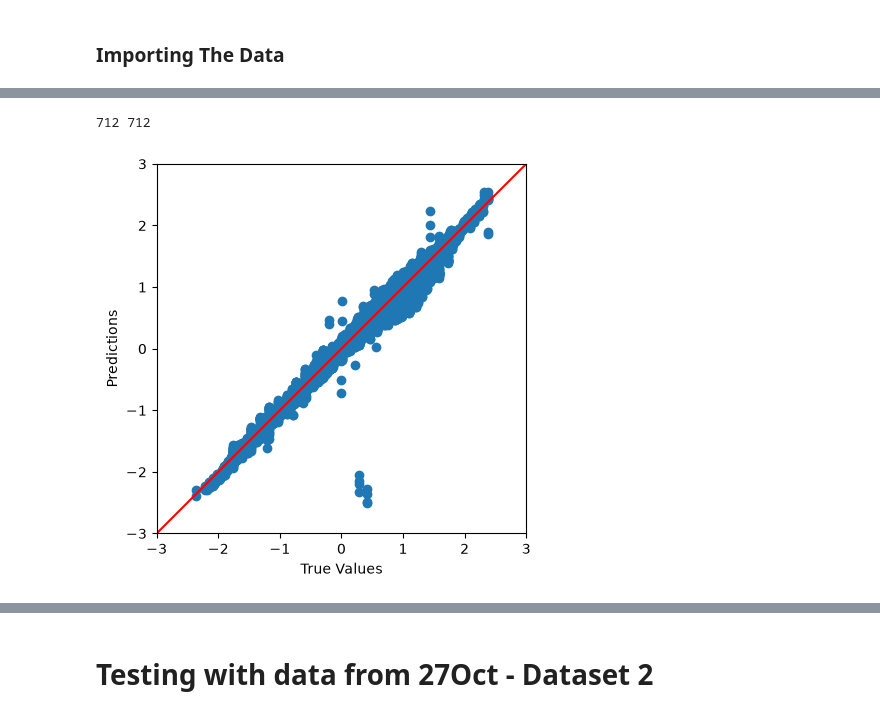
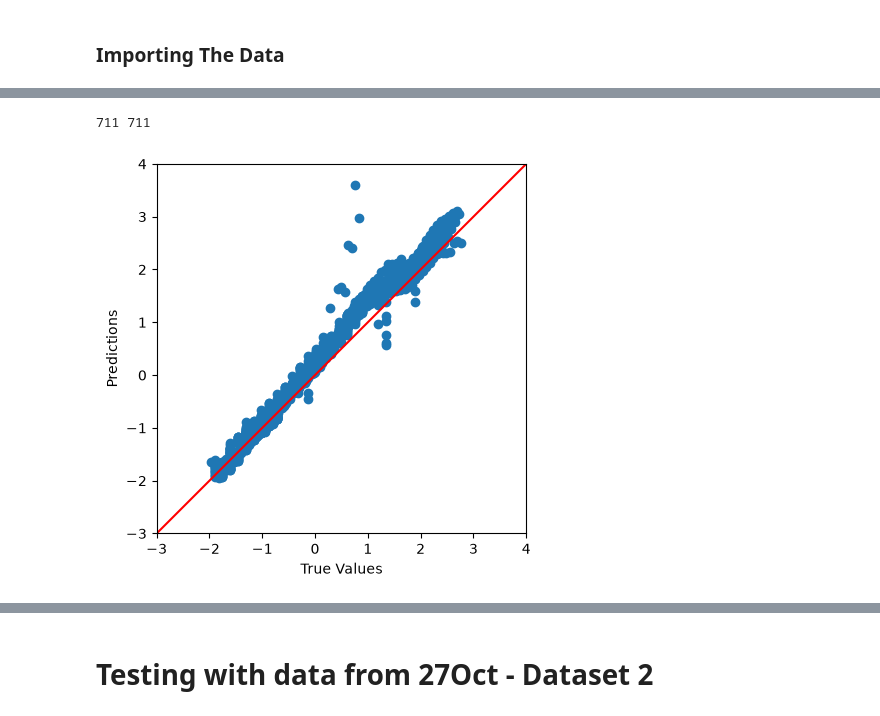
Before and after one commit to Abigail-Yates/DeltabotProject, a Jupyter notebook: TensorFlow/Trials/16Oct_MLP_Window.ipynb, the cells around one changed output, grey strips where cells are left out. Saved outputs shown, nothing was run; the diff lists cells and outputs as text; code cells hidden in the pictures.

```diff
--- a/TensorFlow/Trials/16Oct_MLP_Window.ipynb
+++ b/TensorFlow/Trials/16Oct_MLP_Window.ipynb
@@ -45,2 +34,3 @@ dtype: int64
 # %%
-data_concat.dtypes
+data_concat = data_concat.astype("float32")
+data_concat = data_concat.dropna()
@@ -173,13 +110,39 @@ def evaluate_model(model_name, y_test, y_pred, is_scaled=False):
+# %%
+def build_nn_model(input_dim, output_dim, architecture='standard'):
+    """Build a neural network model with specified architecture"""
+
+    if architecture == 'standard':
+        model = tf.keras.Sequential([
+            tf.keras.layers.Input(shape=(input_dim,)),
+            tf.keras.layers.Dense(128, activation='relu'),
+            tf.keras.layers.Dense(128, activation='relu'),
+            tf.keras.layers.Dense(64, activation='relu'),
+            tf.keras.layers.Dense(output_dim)
+        ])
+
+    model.compile(
+    optimizer=tf.keras.optimizers.Adam(learning_rate=0.001),
+    loss='mse',
+    metrics=['mae'])
+
+    return model
 # %%
-scalerX = StandardScaler().fit(cxcy_window)
-scalerY = StandardScaler().fit(s0s1s2_window)
+X_train, X_test, y_train_all, y_test_all = train_test_split(
+    inputs, outputs, test_size=0.2, random_state=42, shuffle=False
+)
+# print(y_train_all)
+y_train = y_train_all[["s0(t)", "s1(t)"]] #calculate s2 from s2 = -(s0 + s1) to ensure they all sum to 0
+y_test = y_test_all[["s0(t)", "s1(t)"]]
 
-X_scaled = scalerX.transform(cxcy_window)
-y_scaled = scalerY.transform(s0s1s2_window)
+scalerX = StandardScaler().fit(X_train)
+scalerY = StandardScaler().fit(y_train)
 
-X_train_scaled, X_test_scaled, y_train_scaled, y_test_scaled = train_test_split(
-    X_scaled, y_scaled, test_size=0.2, random_state=42
-)
+X_train_scaled = scalerX.transform(X_train)
+y_train_scaled = scalerY.transform(y_train)
+
+X_test_scaled = scalerX.transform(X_test)
+y_test_scaled = scalerY.transform(y_test)
+
 
 model = build_nn_model(X_train_scaled.shape[1], y_train_scaled.shape[1])
 model.summary() #investigate
@@ -269,17 +210,17 @@ test_results_dnn_standard
 # %%
 #make predictions with dnn model
 #y_pred = model.predict(X_test_scaled, verbose=0)
 
 a = plt.axes(aspect='equal')
 plt.scatter(y_test_scaled, y_pred)
 plt.xlabel('True Values')
 plt.ylabel('Predictions')
-lims = [-3, 3]
+lims = [-3, 4]
 plt.xlim(lims)
 plt.ylim(lims)
 _ = plt.plot(lims, lims, color="red")
 plt.title("")
 print(len(y_test_scaled), len(y_pred))
 # %% [output]
-712 712
+711 711
-[figure, old version]
+[figure, new version]
```
Also changed, not shown: parts of 41 cells of this notebook.
